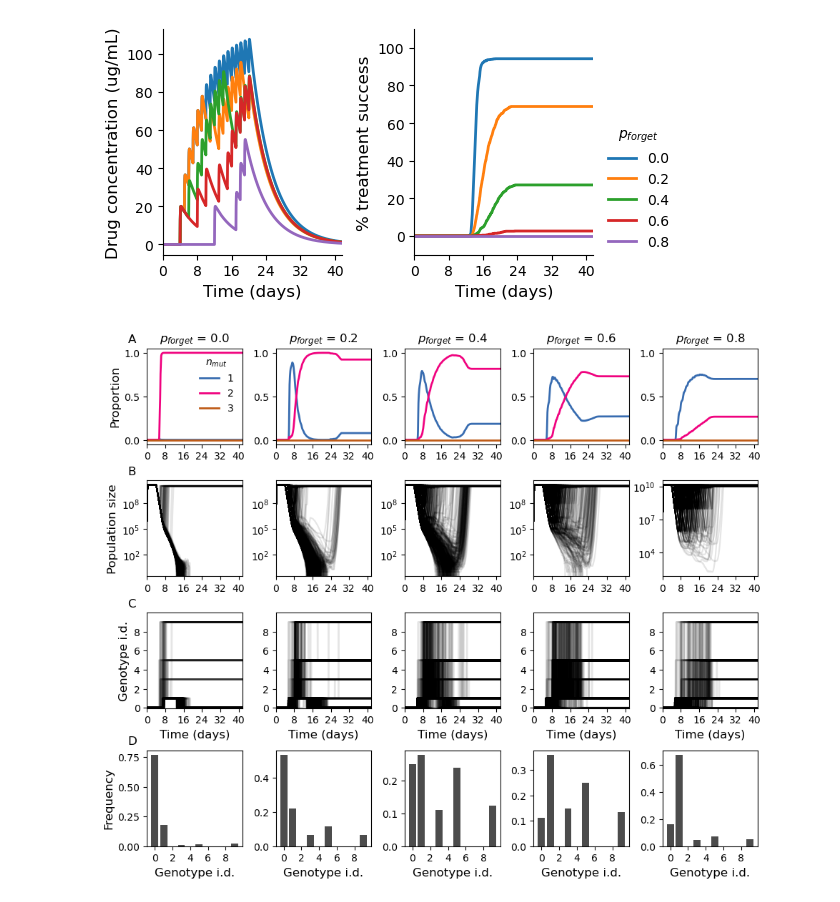
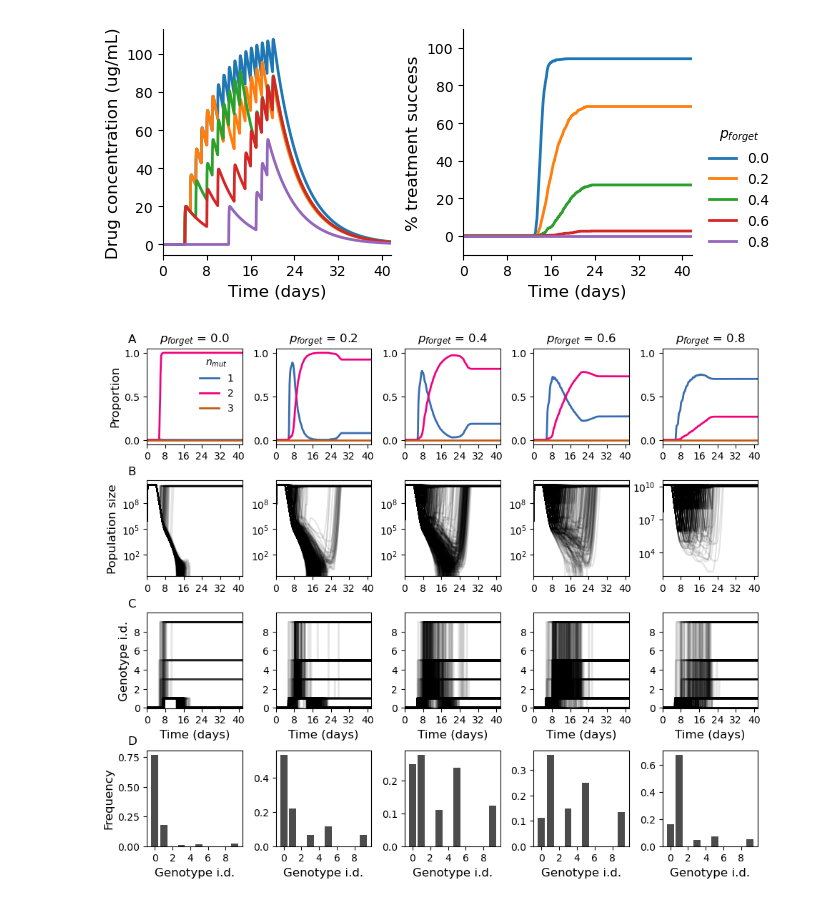
Before and after one commit to eshanking/seascapes_figures, a Jupyter notebook: figure_code/non_adherence_fig.ipynb, the cells around one changed output. Saved outputs shown, nothing was run; the diff lists cells and outputs as text; code cells hidden in the pictures.

```diff
--- a/figure_code/non_adherence_fig.ipynb
+++ b/figure_code/non_adherence_fig.ipynb
@@ -26,7 +26,7 @@ n_sims = exp_info.n_sims
 p_drop = exp_info.prob_drops
 
 # fig,ax = plt.subplots(nrows=1,ncols=3,figsize=(8,2.5))
-fig,ax_list = plt.subplots(ncols=2,figsize=(6,3))
+fig,ax_list = plt.subplots(ncols=2,figsize=(7,3))
 
 ax = ax_list[1]
 
@@ -79,34 +79,34 @@ ax = plotter.x_ticks_to_days(pop,ax)
 ax.legend(frameon=False,fontsize=10,loc=(1.05,0),title='$p_{forget}$')
 
 ax = ax_list[0]
 n_conditions = len(km_data.keys())
 
 cmap = plt.cm.get_cmap('copper')
 
 # xticks = np.arange(0,pop.n_timestep,96)
 
 indx = 0
 for p in exp_info.populations:
     ax.plot(p.drug_curve,linewidth=2,label='$p_{drop}$ = ' + str(p.prob_drop))
 
     ax.set_xticks(xticks)
 
     ax = plotter.x_ticks_to_days(p,ax)
     # ax.set_xlim([xmin,xmax])
     indx+=1
 
 # ax.legend(frameon=False,fontsize=10)
 ax.spines["right"].set_visible(False)
 ax.spines["top"].set_visible(False)
 
 ax.set_xlabel('Time (days)',fontsize=12)
 ax.set_ylabel('Drug concentration (ug/mL)',fontsize=12)
 
 fig.tight_layout()
 
 fig.savefig('figures/non_adh_km.pdf',bbox_inches='tight')
 # %% [output]
-[figure, old version]
+[figure, new version]
 # %%
 # n_conditions = len(km_data.keys())
 # fig,ax_list = plt.subplots(ncols=n_conditions,figsize=(10,2.2))
```
Also changed, not shown: 35 other files.
